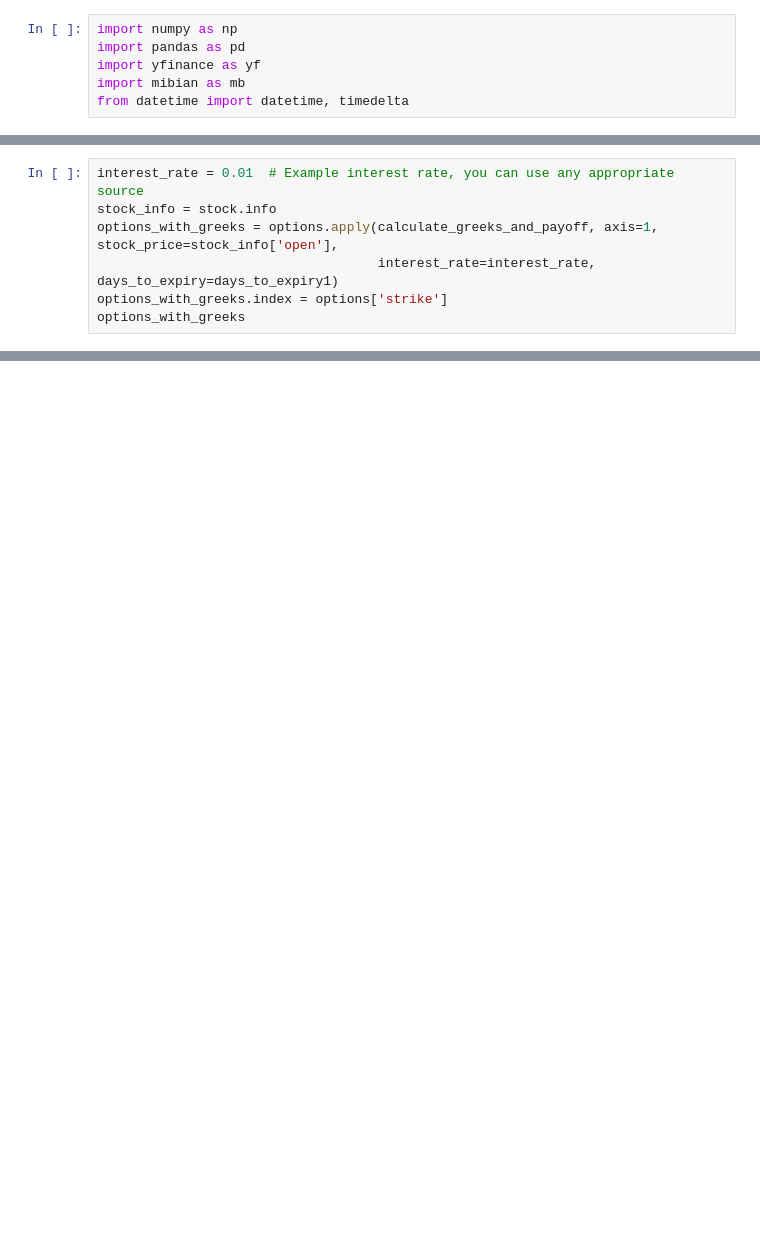
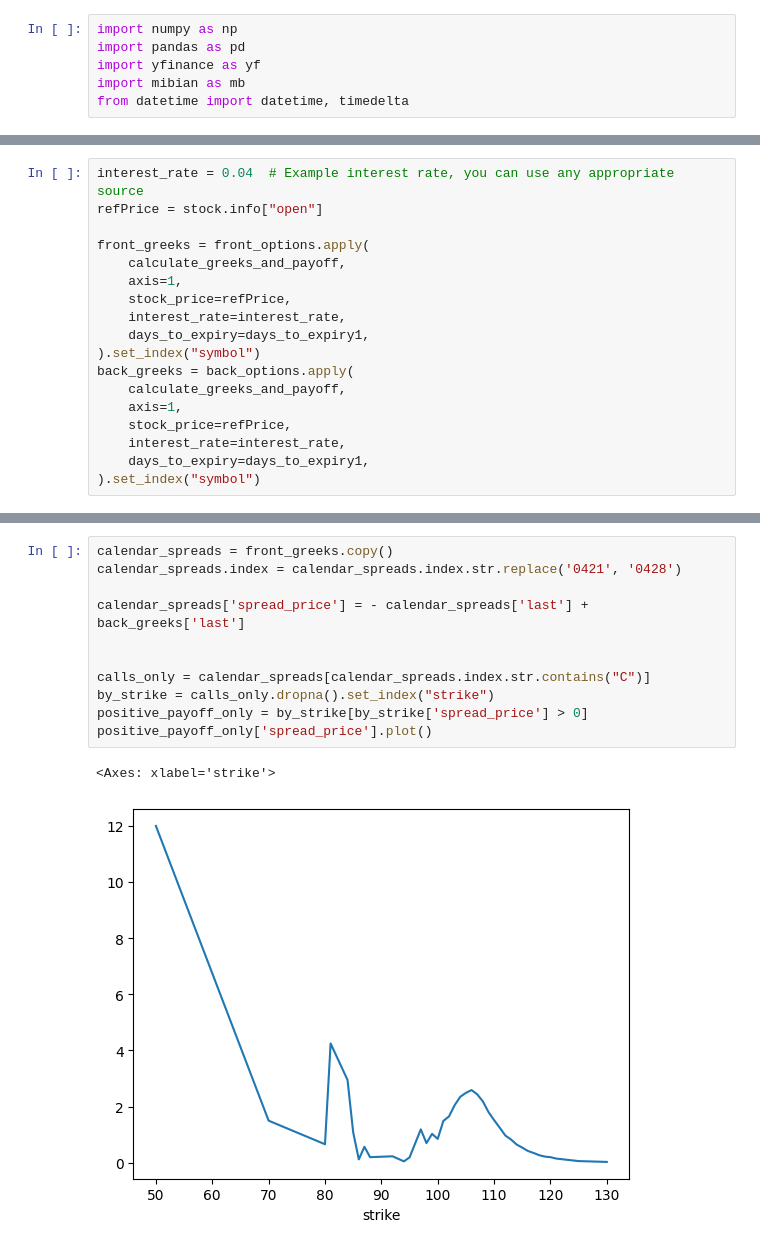
Before and after one commit to YilunAllenChen/Quantable, a Jupyter notebook: calendar_spreads.ipynb, the cells around one changed output, grey strips where cells are left out. Drawn from its saved outputs; the diff is of its cells as text; blank space fills up the shorter version.

Commit message:
calendar spread

```diff
--- a/calendar_spreads.ipynb
+++ b/calendar_spreads.ipynb
@@ -44,7 +120,18 @@ days_to_expiry2 = (datetime.fromisoformat(expirations[1]) - today).days
 # %%
-interest_rate = 0.01  # Example interest rate, you can use any appropriate source
-stock_info = stock.info
-options_with_greeks = options.apply(calculate_greeks_and_payoff, axis=1, stock_price=stock_info['open'],
-                                    interest_rate=interest_rate, days_to_expiry=days_to_expiry1)
-options_with_greeks.index = options['strike']
-options_with_greeks
+interest_rate = 0.04  # Example interest rate, you can use any appropriate source
+refPrice = stock.info["open"]
+
+front_greeks = front_options.apply(
+    calculate_greeks_and_payoff,
+    axis=1,
+    stock_price=refPrice,
+    interest_rate=interest_rate,
+    days_to_expiry=days_to_expiry1,
+).set_index("symbol")
+back_greeks = back_options.apply(
+    calculate_greeks_and_payoff,
+    axis=1,
+    stock_price=refPrice,
+    interest_rate=interest_rate,
+    days_to_expiry=days_to_expiry1,
+).set_index("symbol")
@@ -98,0 +172,14 @@ options
+# %%
+calendar_spreads = front_greeks.copy()
+calendar_spreads.index = calendar_spreads.index.str.replace('0421', '0428')
+
+calendar_spreads['spread_price'] = - calendar_spreads['last'] + back_greeks['last']
+
+
+calls_only = calendar_spreads[calendar_spreads.index.str.contains("C")]
+by_strike = calls_only.dropna().set_index("strike")
+positive_payoff_only = by_strike[by_strike['spread_price'] > 0]
+positive_payoff_only['spread_price'].plot()
+# %% [output]
+<Axes: xlabel='strike'>
+[figure, added]
```
Also changed, not shown: parts of 9 cells of this notebook.
